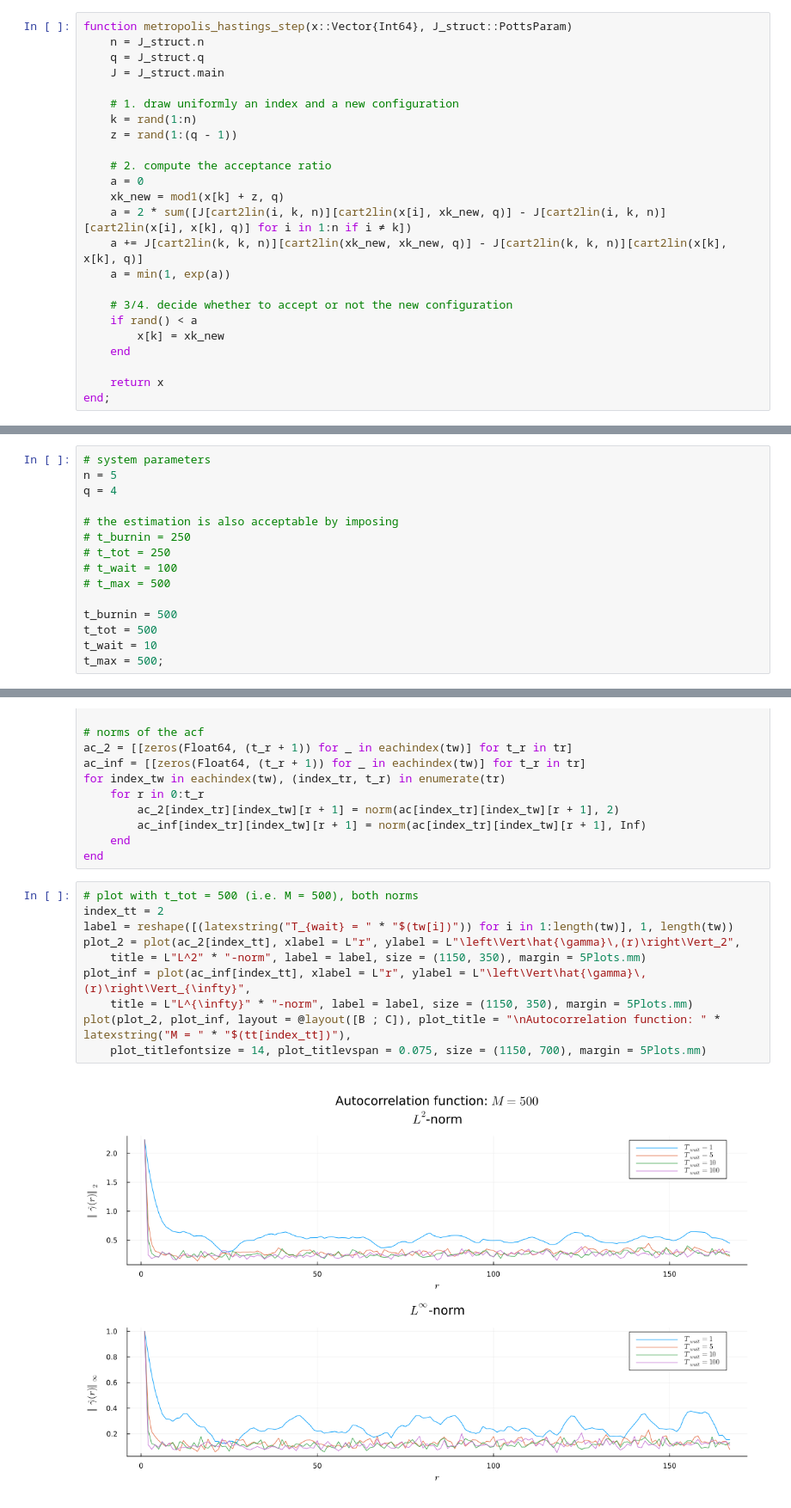
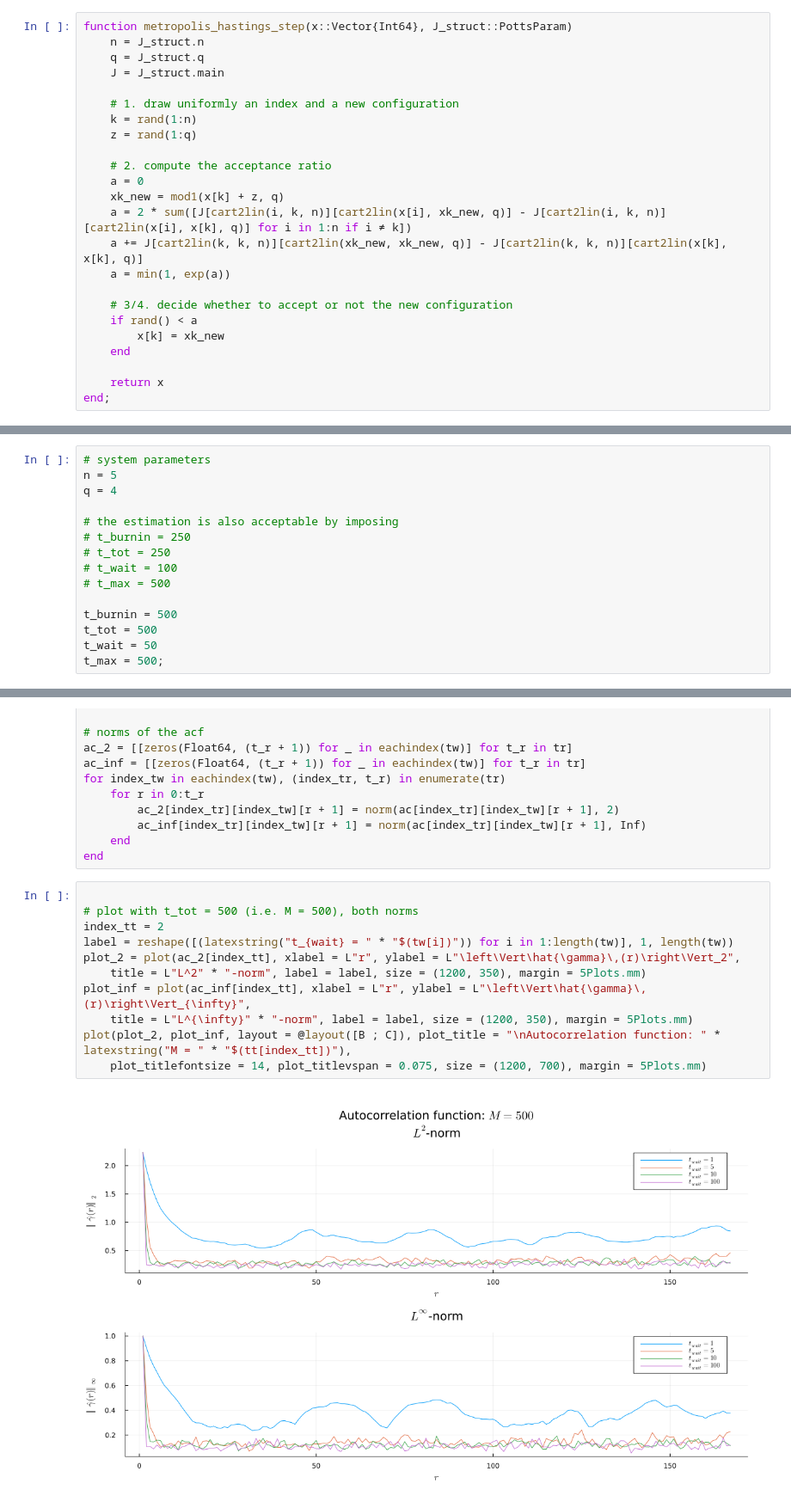
Before and after one commit to caporali/models_and_algorithms_project, a Jupyter notebook: project/main.ipynb, the cells around one changed output, grey strips where cells are left out. Shown at 86% size. Drawn from its saved outputs; the diff is of its cells as text.

```diff
--- a/project/main.ipynb
+++ b/project/main.ipynb
@@ -163,7 +163,7 @@ function metropolis_hastings_step(x::Vector{Int64}, J_struct::PottsParam)
 
 	# 1. draw uniformly an index and a new configuration
 	k = rand(1:n)
-	z = rand(1:(q - 1))
+	z = rand(1:q)
 
 	# 2. compute the acceptance ratio
 	a = 0
@@ -241,7 +241,7 @@ q = 4
 
 t_burnin = 500
 t_tot = 500
-t_wait = 10
+t_wait = 50
 t_max = 500;
 # %%
 # computation of δ_data given the observations x_data
@@ -799,17 +803,18 @@ for index_tw in eachindex(tw), (index_tr, t_r) in enumerate(tr)
 	end
 end
 # %%
+
 # plot with t_tot = 500 (i.e. M = 500), both norms
 index_tt = 2
-label = reshape([(latexstring("T_{wait} = " * "$(tw[i])")) for i in 1:length(tw)], 1, length(tw))
+label = reshape([(latexstring("t_{wait} = " * "$(tw[i])")) for i in 1:length(tw)], 1, length(tw))
 plot_2 = plot(ac_2[index_tt], xlabel = L"r", ylabel = L"\left\Vert\hat{\gamma}\,(r)\right\Vert_2",
-	title = L"L^2" * "-norm", label = label, size = (1150, 350), margin = 5Plots.mm)
+	title = L"L^2" * "-norm", label = label, size = (1200, 350), margin = 5Plots.mm)
 plot_inf = plot(ac_inf[index_tt], xlabel = L"r", ylabel = L"\left\Vert\hat{\gamma}\,(r)\right\Vert_{\infty}",
-	title = L"L^{\infty}" * "-norm", label = label, size = (1150, 350), margin = 5Plots.mm)
+	title = L"L^{\infty}" * "-norm", label = label, size = (1200, 350), margin = 5Plots.mm)
 plot(plot_2, plot_inf, layout = @layout([B ; C]), plot_title = "\nAutocorrelation function: " * latexstring("M = " * "$(tt[index_tt])"),
-	plot_titlefontsize = 14, plot_titlevspan = 0.075, size = (1150, 700), margin = 5Plots.mm)
+	plot_titlefontsize = 14, plot_titlevspan = 0.075, size = (1200, 700), margin = 5Plots.mm)
 # %% [output]
-[figure, old version]
+[figure, new version]
 # %%
 # plot with all t_tot in tt, uniform norm
 plot_inf_1 = plot(ac_inf[1], xlabel = L"r", ylabel = L"\left\Vert\hat{\gamma}\,(r)\right\Vert_{\infty}",
```
Also changed, not shown: parts of 14 cells of this notebook.
